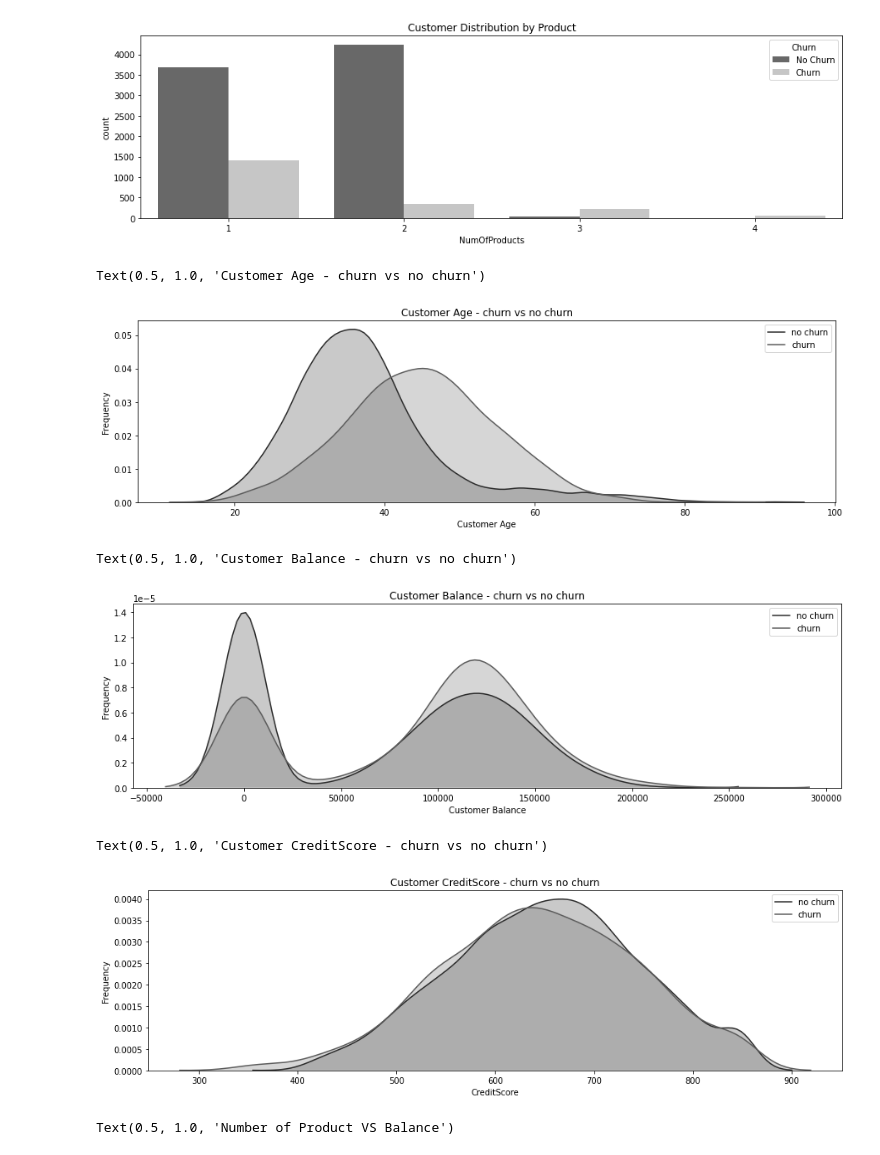
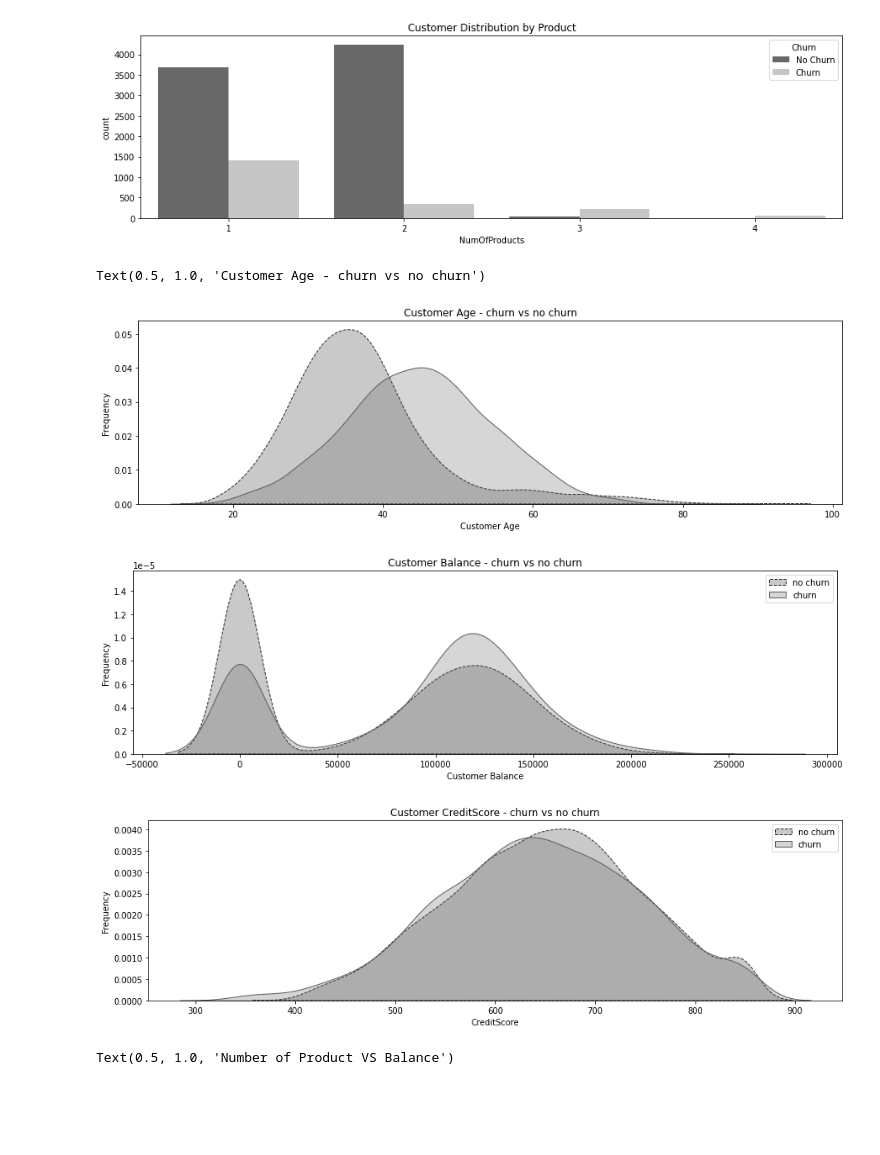
Before and after one commit to PacktPublishing/Data-Science-for-Marketing-Analytics-Second-Edition, a Jupyter notebook: Chapter07/Exercise7.06/Exercise7.06.ipynb, the cells around one changed output. Drawn from its saved outputs; the diff is of its cells as text; code cells hidden in the pictures; blank space fills up the shorter version.

```diff
--- a/Chapter07/Exercise7.06/Exercise7.06.ipynb
+++ b/Chapter07/Exercise7.06/Exercise7.06.ipynb
@@ -356,7 +356,8 @@ Text(0.5, 1.0, 'Customer Distribution by Product')
 plt.figure(figsize=(15,4))
 ax=sns.kdeplot(data.loc[(data['Churn'] == 0),'Age'] , \
                color=sns.color_palette("Greys_r")[0],\
-               shade=True,label='no churn')
+               shade=True,label='no churn',
+              linestyle='--')
 ax=sns.kdeplot(data.loc[(data['Churn'] == 1),'Age'] , \
                color=sns.color_palette("Greys_r")[1],\
                shade=True, label='churn')
@@ -364,33 +365,34 @@ ax.set(xlabel='Customer Age', ylabel='Frequency')
 plt.title('Customer Age - churn vs no churn')
 # %% [output]
 Text(0.5, 1.0, 'Customer Age - churn vs no churn')
-[figure, old version]
+[figure, new version]
 # %%
 plt.figure(figsize=(15,4))
 ax=sns.kdeplot(data.loc[(data['Churn'] == 0),'Balance'] , \
                color=sns.color_palette("Greys_r")[0],\
-               shade=True,label='no churn')
+               shade=True,label='no churn',
+              linestyle='--')
 ax=sns.kdeplot(data.loc[(data['Churn'] == 1),'Balance'] , \
                color=sns.color_palette("Greys_r")[1],\
                shade=True, label='churn')
 ax.set(xlabel='Customer Balance', ylabel='Frequency')
 plt.title('Customer Balance - churn vs no churn')
+plt.legend()
 # %% [output]
-Text(0.5, 1.0, 'Customer Balance - churn vs no churn')
-[figure, old version]
+[figure, new version]
 # %%
 plt.figure(figsize=(15,4))
 ax=sns.kdeplot(data.loc[(data['Churn'] == 0),'CreditScore'] , \
                color=sns.color_palette("Greys_r")[0],\
-               shade=True,label='no churn')
+               shade=True,label='no churn',linestyle='--')
 ax=sns.kdeplot(data.loc[(data['Churn'] == 1),'CreditScore'] , \
                color=sns.color_palette("Greys_r")[1],\
                shade=True, label='churn')
 ax.set(xlabel='CreditScore', ylabel='Frequency')
 plt.title('Customer CreditScore - churn vs no churn')
+plt.legend()
 # %% [output]
-Text(0.5, 1.0, 'Customer CreditScore - churn vs no churn')
-[figure, old version]
+[figure, new version]
 # %%
 plt.figure(figsize=(16,4))
 p=sns.barplot(x='NumOfProducts',y='Balance',hue='Churn',\
```
Also changed, not shown: parts of 1 cell of this notebook.
